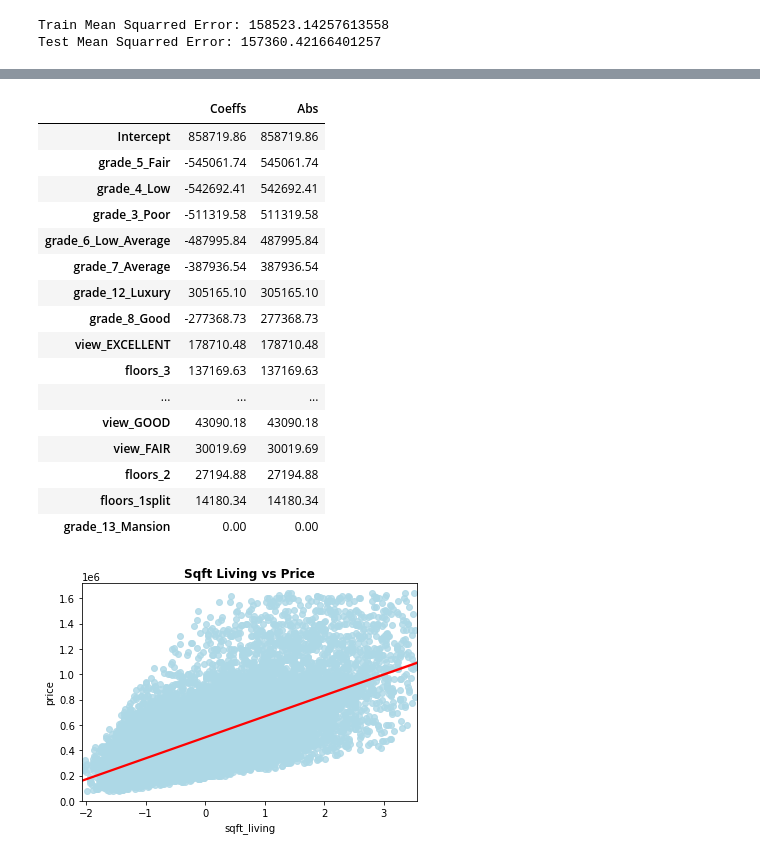
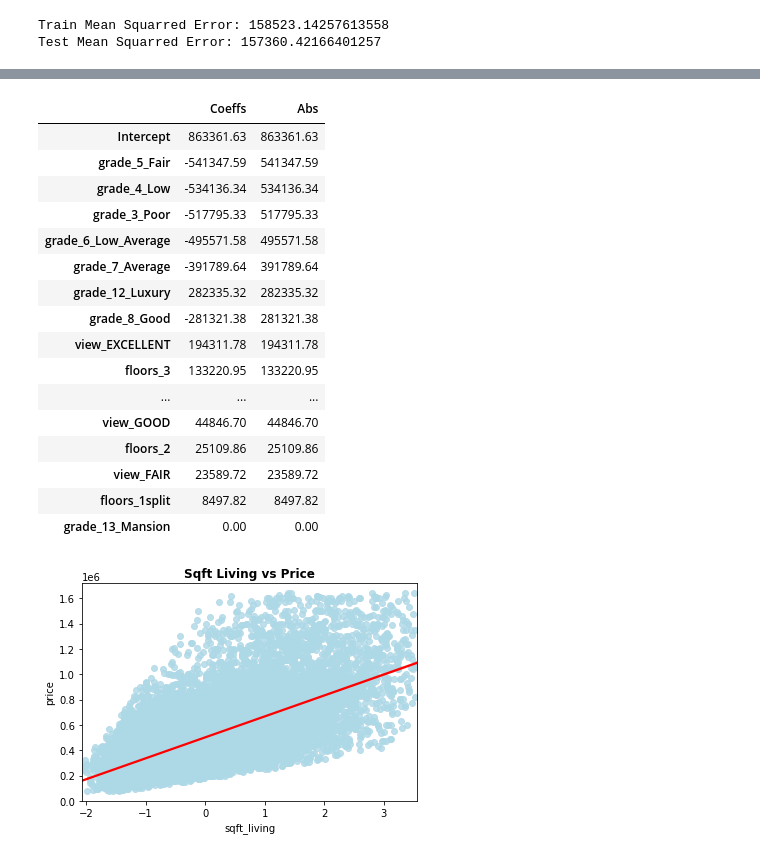
Before and after one commit to rachelfein/dsc-phase-2-project-v2-3, a Jupyter notebook: List_Price_Analysis.ipynb, the cells around one changed output, grey strips where cells are left out. Drawn from its saved outputs; the diff is of its cells as text; code cells hidden in the pictures.

```diff
--- a/List_Price_Analysis.ipynb
+++ b/List_Price_Analysis.ipynb
@@ -1117,28 +1151,28 @@ Test Mean Squarred Error: 157360.42166401257
 # %%
 # take a look at all the coefficients and see which have the greatest effect
 # overall grade, sqft living, and floors seem to have the highest coefs
 
-coeffs = model_4.params.sort_values().to_frame('Coeffs')
+coeffs = model_train.params.sort_values().to_frame('Coeffs')
 coeffs['Abs'] = coeffs['Coeffs'].abs()
 coeffs.sort_values('Abs',ascending=False,inplace=True)
 coeffs.round(2)
 # %% [output]
 |  | Coeffs | Abs |
-| Intercept | 858719.86 | 858719.86 |
-| grade_5_Fair | -545061.74 | 545061.74 |
-| grade_4_Low | -542692.41 | 542692.41 |
-| grade_3_Poor | -511319.58 | 511319.58 |
-| grade_6_Low_Average | -487995.84 | 487995.84 |
-| grade_7_Average | -387936.54 | 387936.54 |
-| grade_12_Luxury | 305165.10 | 305165.10 |
-| grade_8_Good | -277368.73 | 277368.73 |
-| view_EXCELLENT | 178710.48 | 178710.48 |
-| floors_3 | 137169.63 | 137169.63 |
+| Intercept | 863361.63 | 863361.63 |
+| grade_5_Fair | -541347.59 | 541347.59 |
+| grade_4_Low | -534136.34 | 534136.34 |
+| grade_3_Poor | -517795.33 | 517795.33 |
+| grade_6_Low_Average | -495571.58 | 495571.58 |
+| grade_7_Average | -391789.64 | 391789.64 |
+| grade_12_Luxury | 282335.32 | 282335.32 |
+| grade_8_Good | -281321.38 | 281321.38 |
+| view_EXCELLENT | 194311.78 | 194311.78 |
+| floors_3 | 133220.95 | 133220.95 |
 | ... | ... | ... |
-| view_GOOD | 43090.18 | 43090.18 |
-| view_FAIR | 30019.69 | 30019.69 |
-| floors_2 | 27194.88 | 27194.88 |
-| floors_1split | 14180.34 | 14180.34 |
+| view_GOOD | 44846.70 | 44846.70 |
+| floors_2 | 25109.86 | 25109.86 |
+| view_FAIR | 23589.72 | 23589.72 |
+| floors_1split | 8497.82 | 8497.82 |
 | grade_13_Mansion | 0.00 | 0.00 |
 # %%
 # visualize predictors with strong coef
```
Also changed, not shown: parts of 20 cells of this notebook, 3 other files.
